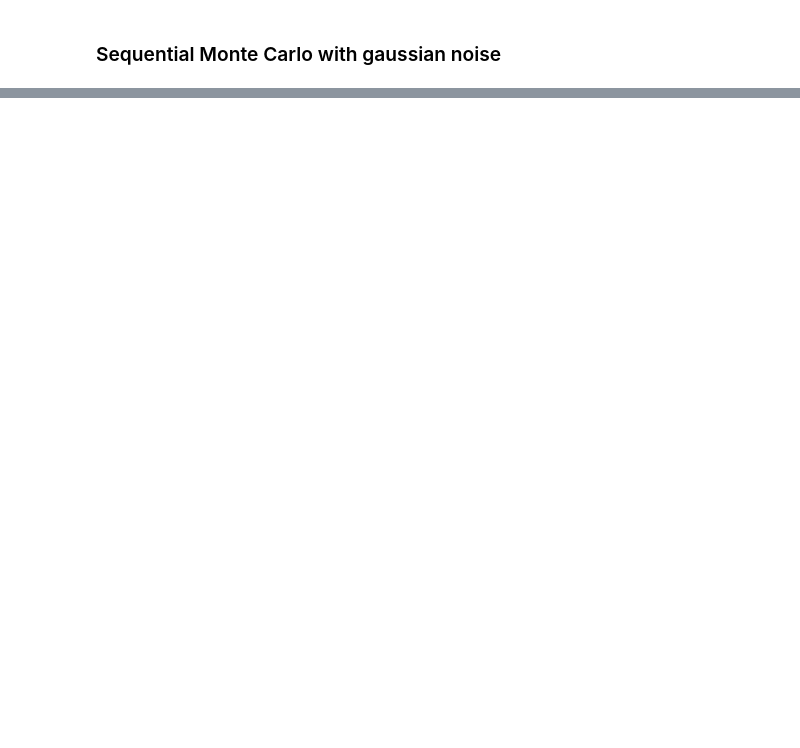
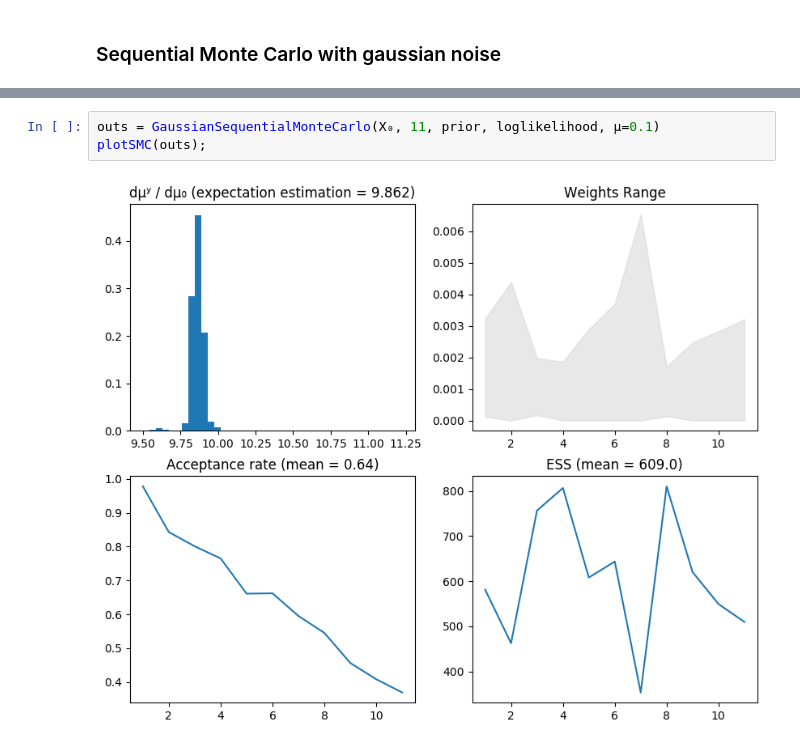
Before and after one commit to matthieubulte/smc, a Jupyter notebook: code/Results.ipynb, the cells around one changed output, grey strips where cells are left out. Drawn from its saved outputs; the diff is of its cells as text; blank space fills up the shorter version.

```diff
--- a/code/Results.ipynb
+++ b/code/Results.ipynb
@@ -171,0 +176,5 @@ plotSMC(outs);
+# %%
+outs = GaussianSequentialMonteCarlo(X₀, 11, prior, loglikelihood, μ=0.1)
+plotSMC(outs);
+# %% [output]
+[figure, added]
```
Also changed, not shown: parts of 5 cells of this notebook.
